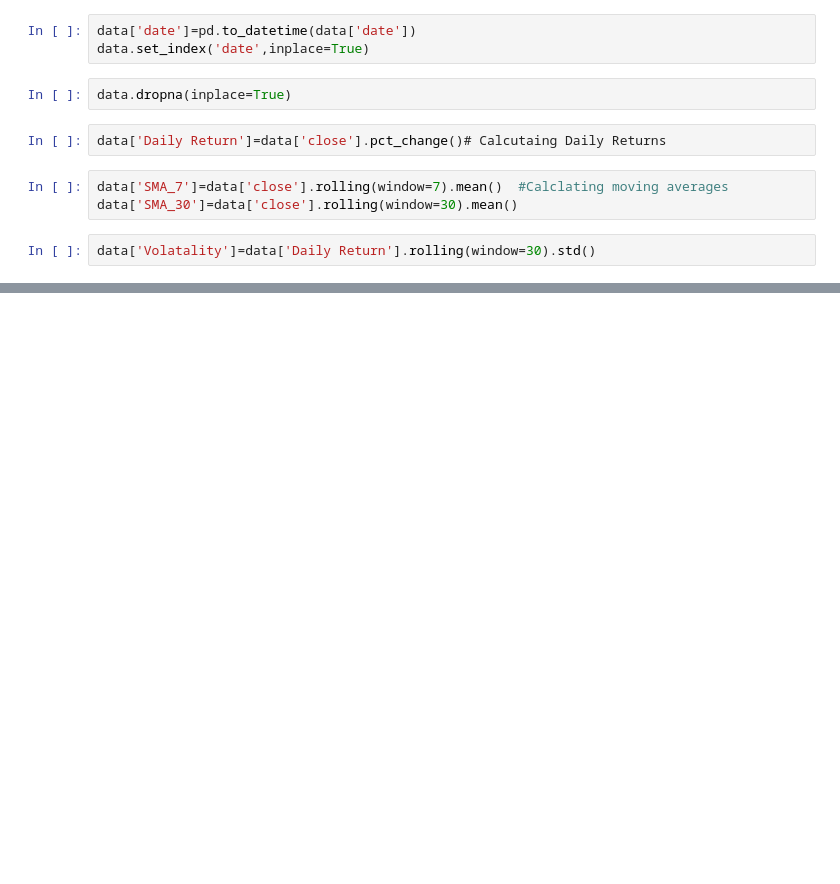
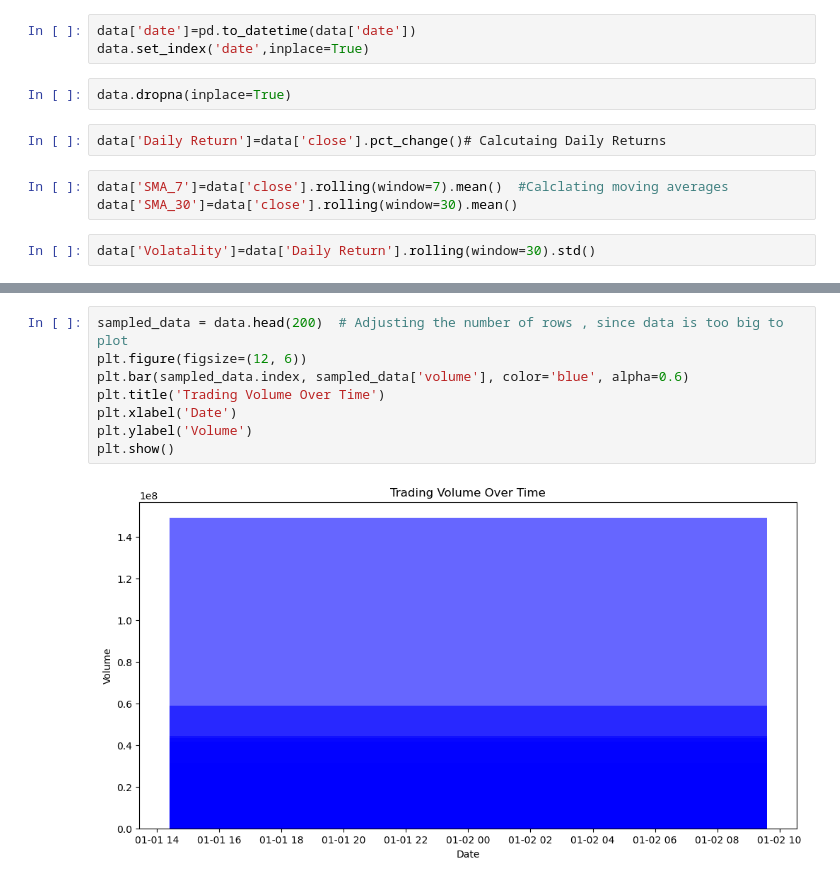
Before and after one commit to Chinmay-Mishra27/Stock-Price-Analysis, a Jupyter notebook: stock price analysis.ipynb, the cells around one changed output, grey strips where cells are left out. Cells and saved outputs as stored; diff of their text form; blank space fills up the shorter version.

```diff
--- a/stock price analysis.ipynb
+++ b/stock price analysis.ipynb
@@ -48,0 +62,10 @@ data['Volatality']=data['Daily Return'].rolling(window=30).std()
+# %%
+sampled_data = data.head(200)  # Adjusting the number of rows , since data is too big to plot
+plt.figure(figsize=(12, 6))
+plt.bar(sampled_data.index, sampled_data['volume'], color='blue', alpha=0.6)
+plt.title('Trading Volume Over Time')
+plt.xlabel('Date')
+plt.ylabel('Volume')
+plt.show()
+# %% [output]
+[figure, added]
```
Also changed, not shown: parts of 5 cells of this notebook, 2 other files.
